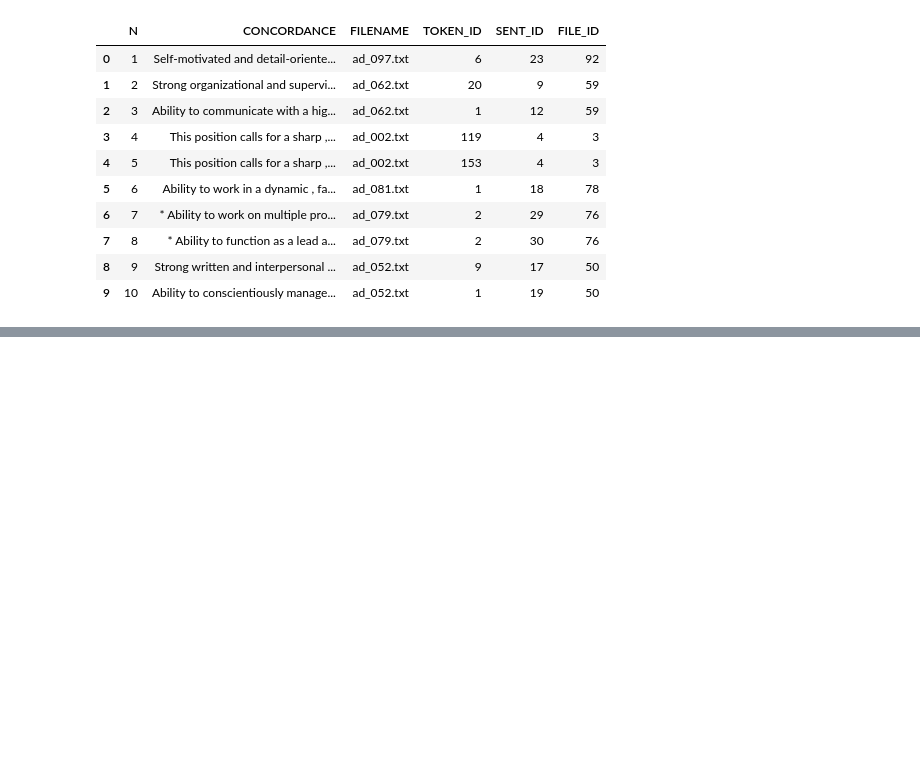
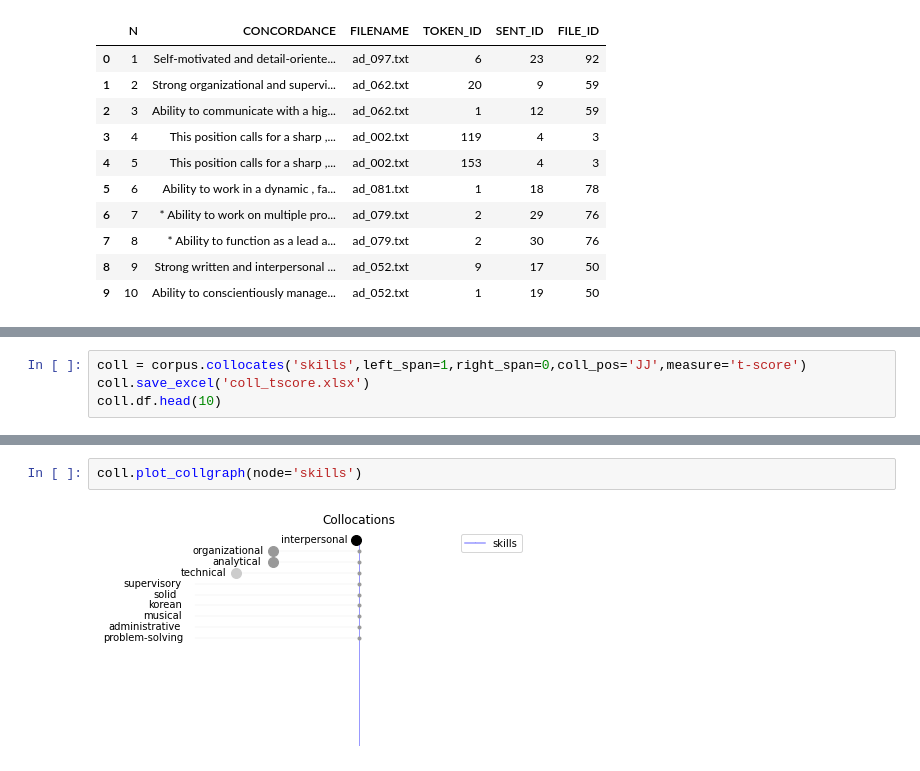
Before and after one commit to ilexistools/kitconc-usage, a Jupyter notebook: basics.ipynb, the cells around one changed output, grey strips where cells are left out. Drawn from its saved outputs; the diff is of its cells as text; blank space fills up the shorter version.

```diff
--- a/basics.ipynb
+++ b/basics.ipynb
@@ -200,0 +257,4 @@ conc.df.head(10)
+# %%
+coll = corpus.collocates('skills',left_span=1,right_span=0,coll_pos='JJ',measure='t-score')
+coll.save_excel('coll_tscore.xlsx')
+coll.df.head(10)
@@ -200,0 +273,4 @@ conc.df.head(10)
+# %%
+coll.plot_collgraph(node='skills')
+# %% [output]
+[figure, added]
```
Also changed, not shown: parts of 8 cells of this notebook.
